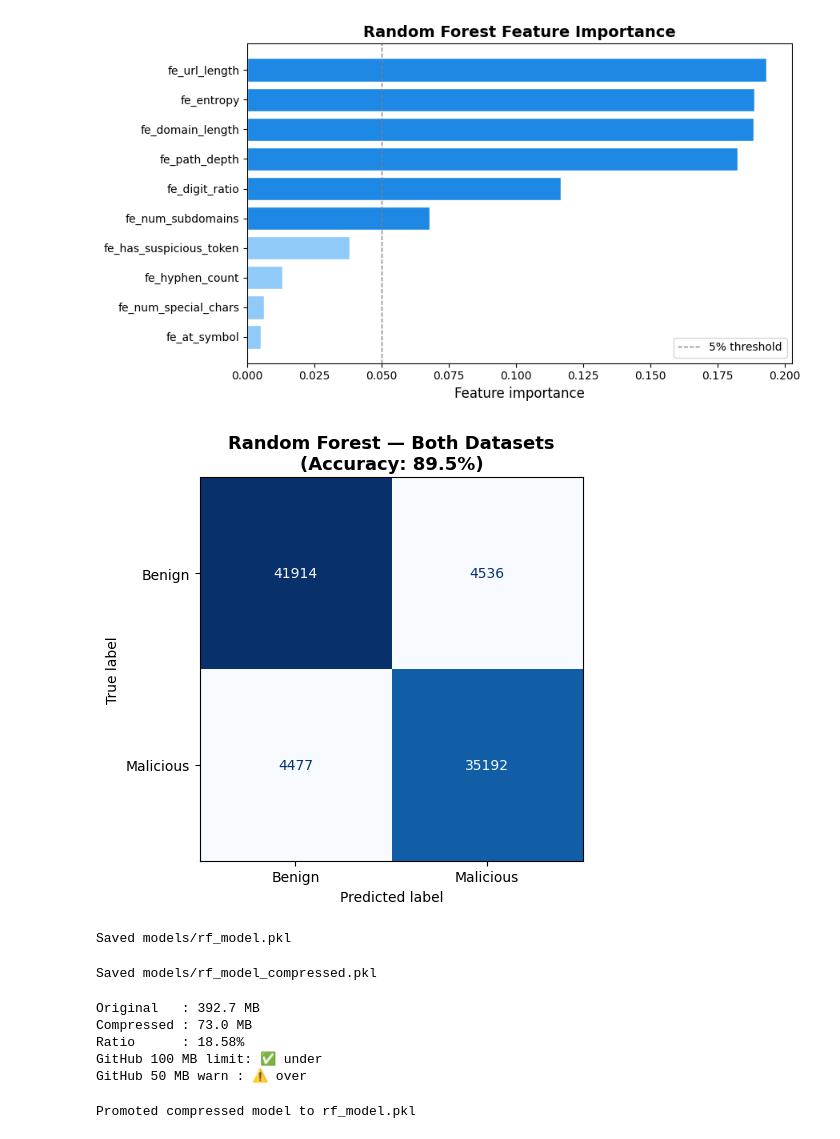
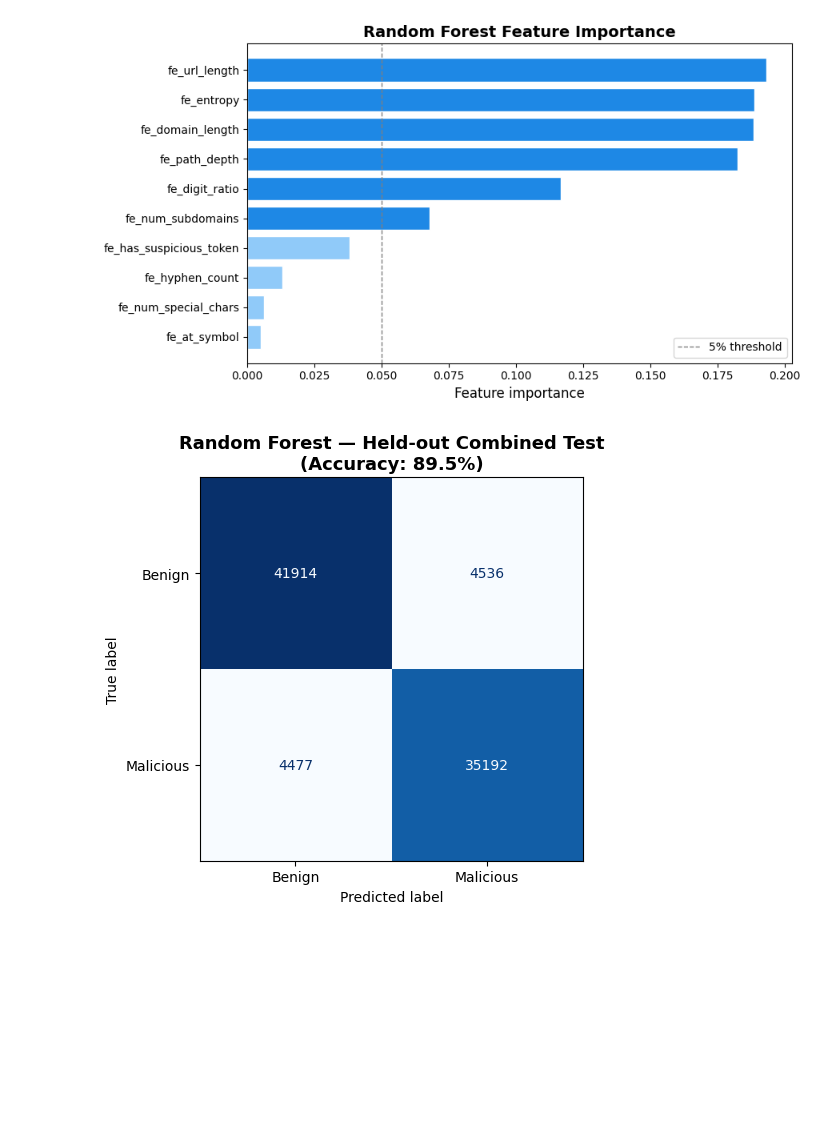
Before and after one commit to haixi01/malicious-url-detector, a Jupyter notebook: malicious_url_detector.ipynb, the cells around one changed output. Cells and saved outputs as stored; diff of their text form; code cells hidden in the pictures; blank space fills up the shorter version.

```diff
--- a/malicious_url_detector.ipynb
+++ b/malicious_url_detector.ipynb
@@ -280,71 +412,18 @@ plt.show()
 # %% [output]
 [figure]
 # %%
-# Chart 3: Confusion matrix
+# Chart 3: Confusion matrix on held-out combined test set
 cm = confusion_matrix(ya_te, rf_pred)
 fig, ax = plt.subplots(figsize=(6, 5))
 ConfusionMatrixDisplay(cm, display_labels=["Benign", "Malicious"]).plot(
     ax=ax, colorbar=False, cmap="Blues"
 )
 ax.set_title(
-    f"Random Forest — Both Datasets\n(Accuracy: {acc_rf_both*100:.1f}%)",
+    f"Random Forest — Held-out Combined Test\n(Accuracy: {acc_rf_both*100:.1f}%)",
     fontsize=13, fontweight="bold",
 )
 plt.tight_layout()
 plt.savefig("confusion_matrix_rf.png", dpi=150, bbox_inches="tight")
 plt.show()
 # %% [output]
-[figure, old version]
+[figure, new version]
-# %%
-import joblib
-os.makedirs("models", exist_ok=True)
-joblib.dump(
-    {"model": rf, "malicious_class": 1, "feature_columns": FEATURE_COLUMNS},
-    "models/rf_model.pkl",
-)
-print("Saved models/rf_model.pkl")
-# %% [output]
-Saved models/rf_model.pkl
-# %%
-# === Experiment: compression-only, no retraining ===
-import joblib, os
-
-os.makedirs("models", exist_ok=True)
-
-# Re-save the existing rf with gzip compression.
-joblib.dump(
-    {"model": rf, "malicious_class": 1, "feature_columns": FEATURE_COLUMNS},
-    "models/rf_model_compressed.pkl",
-    compress=3,
-)
-print("Saved models/rf_model_compressed.pkl")
-# %% [output]
-Saved models/rf_model_compressed.pkl
-# %%
-import os
-def human(n):
-    for unit in ["B", "KB", "MB", "GB"]:
-        if n < 1024:
-            return f"{n:.1f} {unit}"
-        n /= 1024
-
-orig_size = os.path.getsize("models/rf_model.pkl")           # the uncompressed one
-new_size  = os.path.getsize("models/rf_model_compressed.pkl")
-
-print(f"Original   : {human(orig_size)}")
-print(f"Compressed : {human(new_size)}")
-print(f"Ratio      : {new_size/orig_size:.2%}")
-print(f"GitHub 100 MB limit: {'✅ under' if new_size < 100*1024*1024 else '❌ over'}")
-print(f"GitHub 50 MB warn : {'✅ under' if new_size < 50*1024*1024 else '⚠️ over'}")
-# %% [output]
-Original   : 392.7 MB
-Compressed : 73.0 MB
-Ratio      : 18.58%
-GitHub 100 MB limit: ✅ under
-GitHub 50 MB warn : ⚠️ over
-# %%
-import shutil
-shutil.copy("models/rf_model_compressed.pkl", "models/rf_model.pkl")
-print("Promoted compressed model to rf_model.pkl")
-# %% [output]
-Promoted compressed model to rf_model.pkl
```
Also changed, not shown: parts of 30 cells of this notebook, 2 other files.
